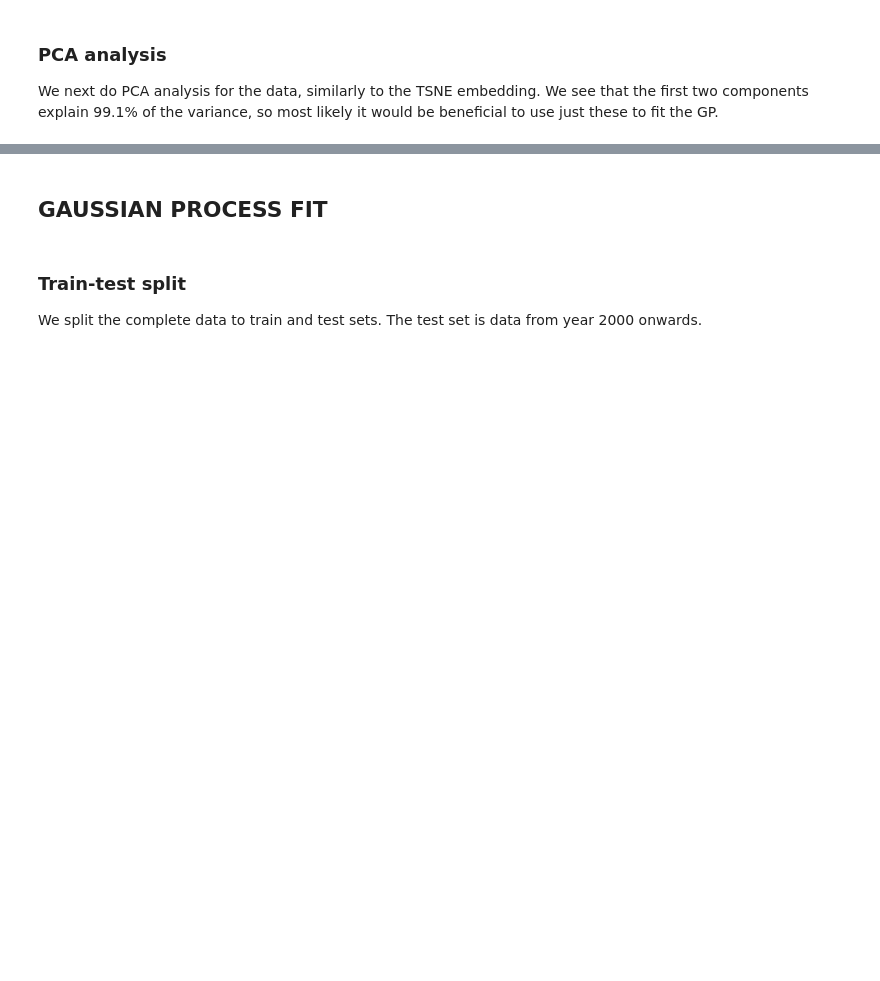
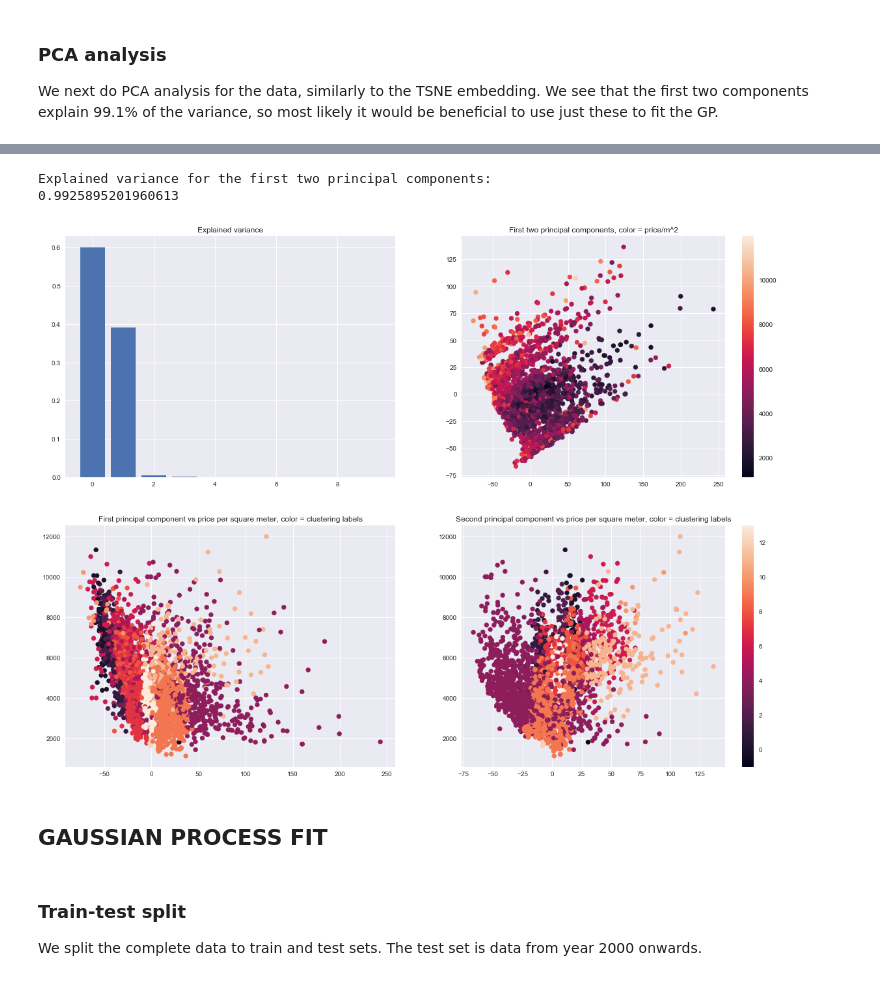
Before and after one commit to kaleaht/house-prices, a Jupyter notebook: sexy_book.ipynb, the cells around one changed output, grey strips where cells are left out. Saved outputs shown, nothing was run; the diff lists cells and outputs as text; code cells hidden in the pictures; blank space fills up the shorter version.

```diff
--- a/sexy_book.ipynb
+++ b/sexy_book.ipynb
@@ -326,2 +94,14 @@ plt.show()
+# %%
+# TSNE, drop price and price per square meter as we want to predict those variables
+pca_data = data.drop(columns=['price', 'price_per_square_meter'])
+
+data_pca_model = PCA(n_components=10).fit(pca_data)
+data_pca_embedded = PCA(n_components=10).fit_transform(pca_data)
+
+utils.pca_plots(data_pca_model, data_pca_embedded, data, dbscan_labels)
+# %% [output]
+Explained variance for the first two principal components:
+0.9925895201960613
+[figure, added]
 # %% [markdown]
 ## GAUSSIAN PROCESS FIT
```
Also changed, not shown: parts of 18 cells of this notebook.
